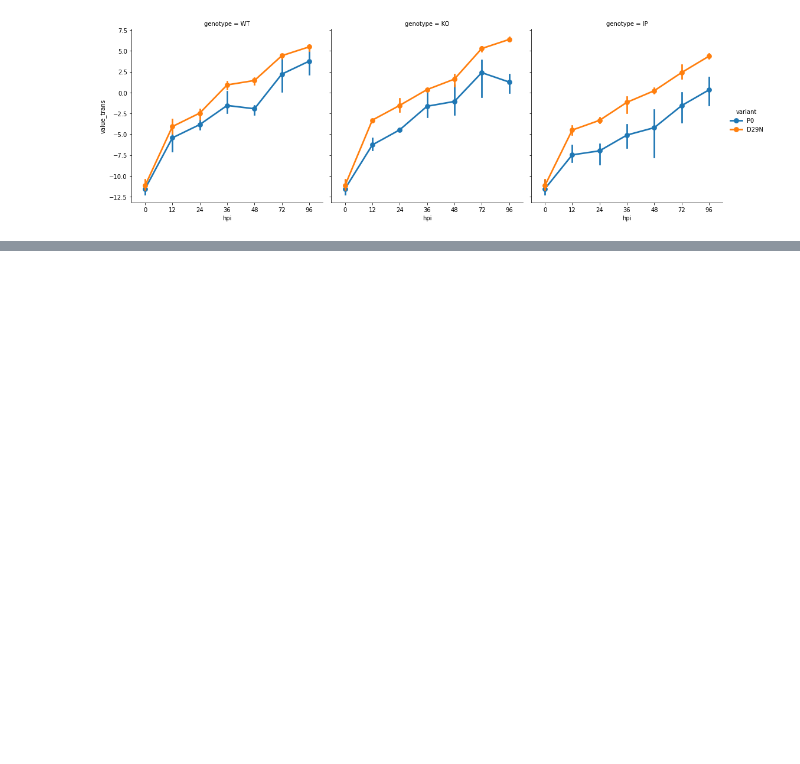
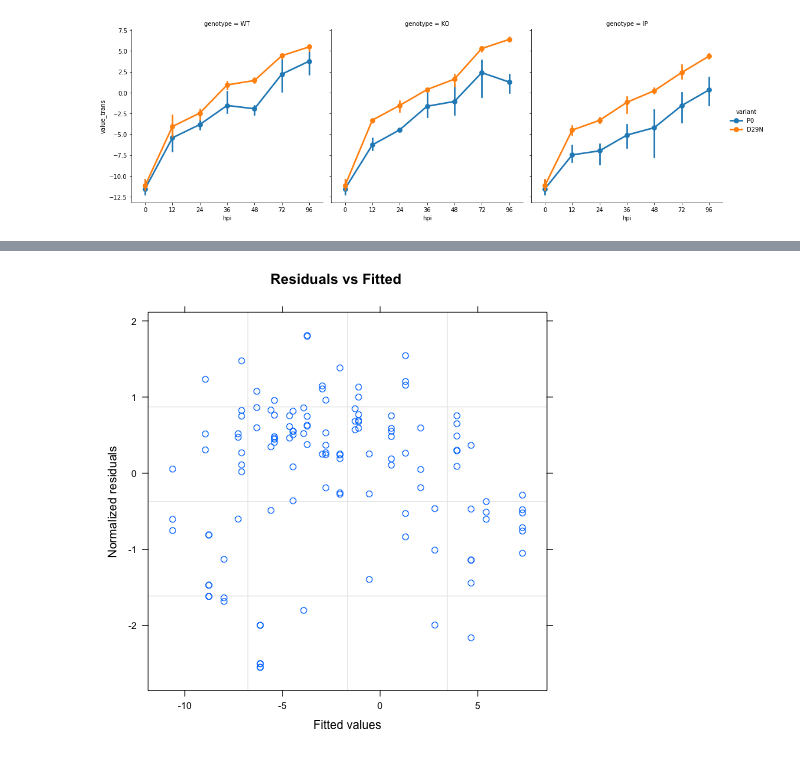
Before and after one commit to cbg-ethz/DCV-CrPV-cGAS-STING-pathway-data-analysis, a Jupyter notebook: workflow/notebooks/crpv__growth_curve_stats.ipynb, the cells around one changed output, grey strips where cells are left out. Saved outputs shown, nothing was run; the diff lists cells and outputs as text; code cells hidden in the pictures; blank space fills up the shorter version.

```diff
--- a/workflow/notebooks/crpv__growth_curve_stats.ipynb
+++ b/workflow/notebooks/crpv__growth_curve_stats.ipynb
@@ -130,0 +148,5 @@ check_model(model_simple)
+# %%
+%%R
+plot(model, resid(., type="normalized") ~ fitted(.), main="Residuals vs Fitted")
+# %% [output]
+[figure, added]
```
Also changed, not shown: parts of 18 cells of this notebook, 4 other files.
